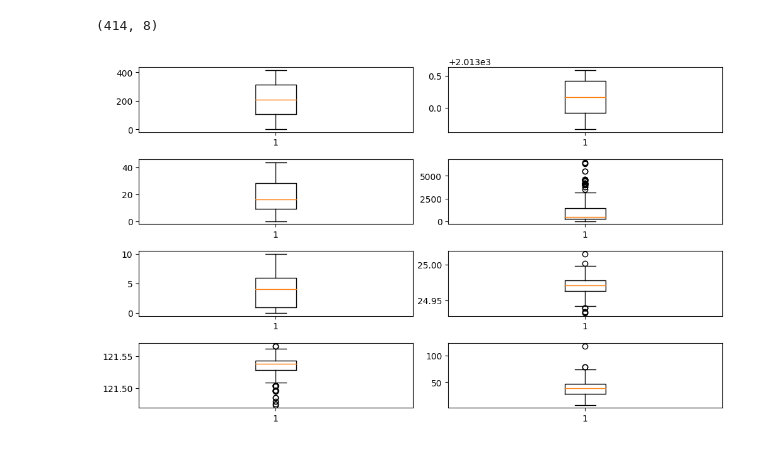
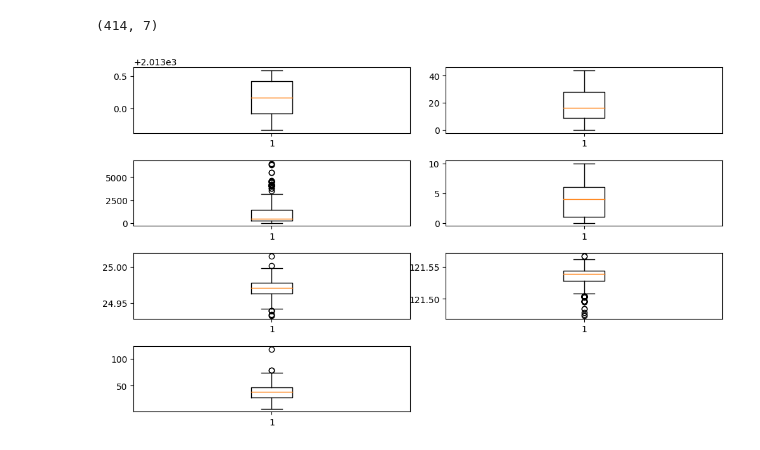
Before and after one commit to gavinlampton/CECS456-Group7_final-project, a Jupyter notebook: 1-Exploratory_Data_Analysis.ipynb, the cells around one changed output. Cells and saved outputs as stored; diff of their text form; code cells hidden in the pictures.

```diff
--- a/1-Exploratory_Data_Analysis.ipynb
+++ b/1-Exploratory_Data_Analysis.ipynb
@@ -7,3 +7,4 @@ import matplotlib.pyplot as plt
 # %%
 file_contents = pd.read_excel('./data.xlsx')
 file_contents.head()
+file_contents = file_contents.drop('No', axis=1)
@@ -34,17 +29,18 @@ plt.show()
 # %%
 fig, ax = plt.subplots(nrows=4, ncols=2, figsize=(10, 6))
 fig.tight_layout(pad=1.0)
 
 col = 0
 print(file_contents.shape)
 for index, column in enumerate(file_contents):
   ax[index//2, col].boxplot(file_contents[column])
   if col == 1:
     col = 0
   else:
     col += 1
 
+fig.delaxes(ax[3, 1])
 plt.show()
 # %% [output]
-(414, 8)
+(414, 7)
-[figure, old version]
+[figure, new version]
```
Also changed, not shown: parts of 2 cells of this notebook.
